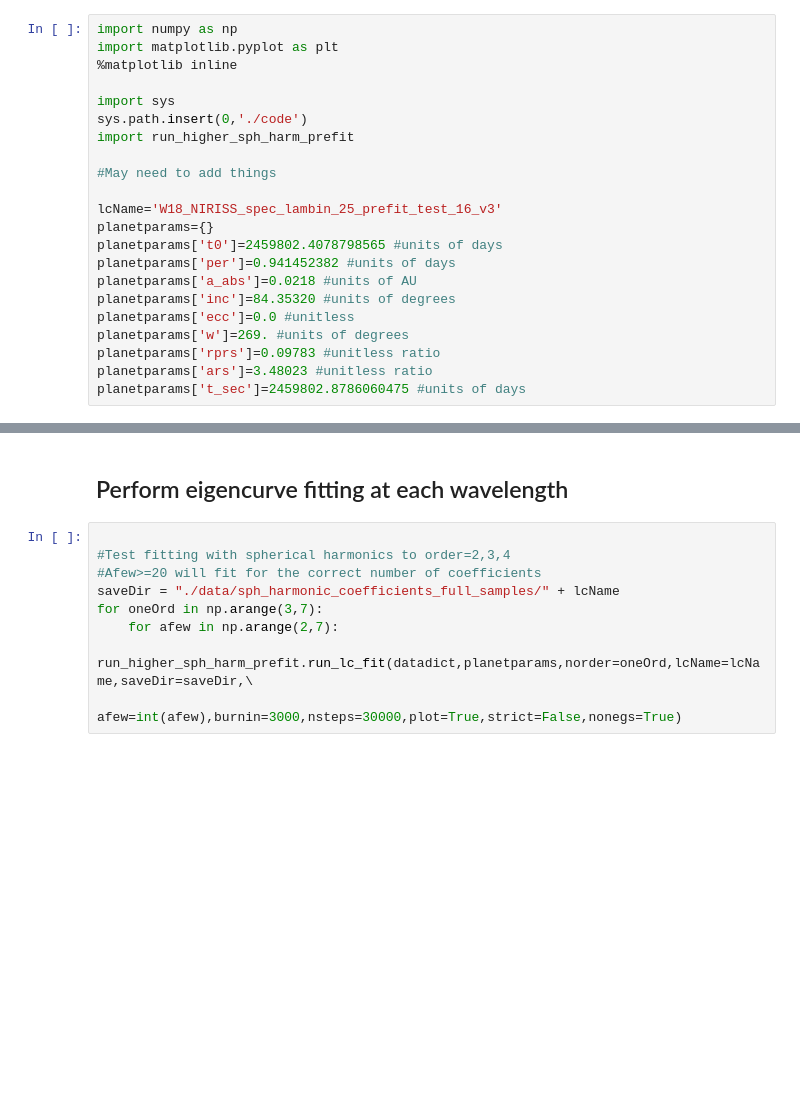
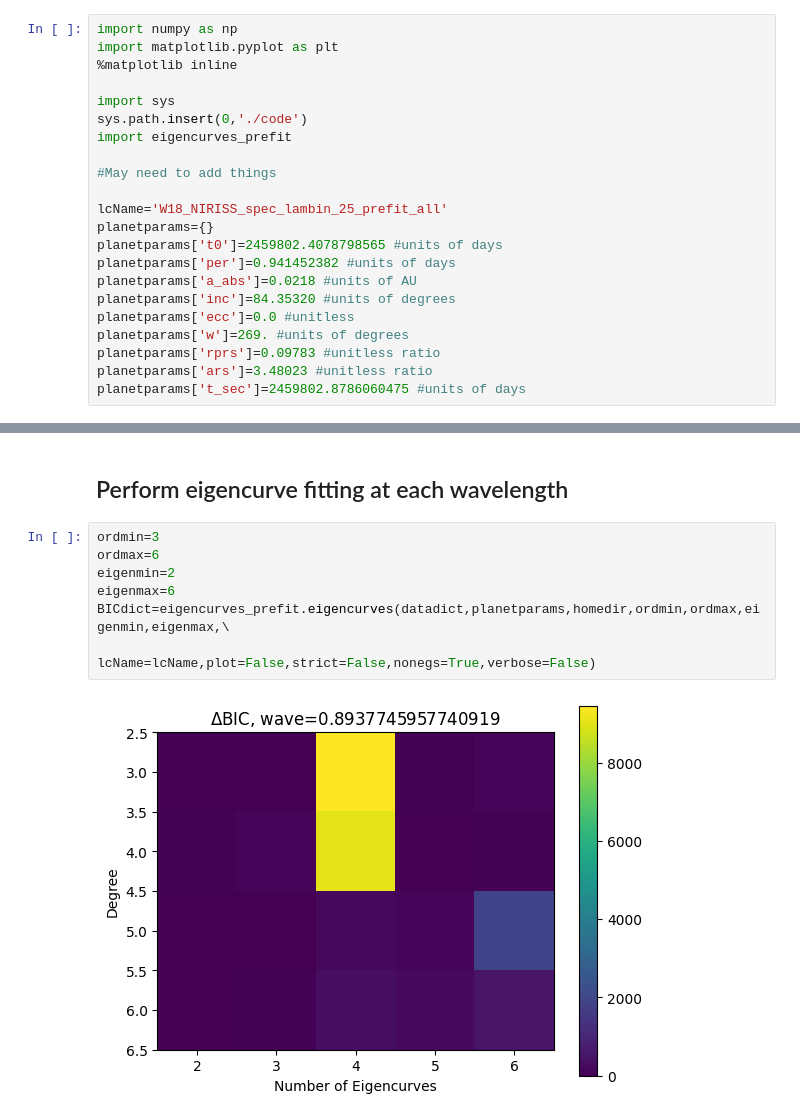
Before and after one commit to meganmansfield/eigenspectra, a Jupyter notebook: master_prefit.ipynb, the cells around one changed output, grey strips where cells are left out. Drawn from its saved outputs; the diff is of its cells as text; blank space fills up the shorter version.

Commit message:
fix prefit

```diff
--- a/master_prefit.ipynb
+++ b/master_prefit.ipynb
@@ -7,11 +7,11 @@ import matplotlib.pyplot as plt
 
 import sys
 sys.path.insert(0,'./code')
-import run_higher_sph_harm_prefit
+import eigencurves_prefit
 
 #May need to add things
 
-lcName='W18_NIRISS_spec_lambin_25_prefit_test_16_v3'
+lcName='W18_NIRISS_spec_lambin_25_prefit_all'
 planetparams={}
 planetparams['t0']=2459802.4078798565 #units of days
 planetparams['per']=0.941452382 #units of days
@@ -46,11 +54,11 @@ datadict={"time (days)":time, "wavelength (um)":waves, "flux (ppm)": fluxes, "fl
 # %% [markdown]
 ## Perform eigencurve fitting at each wavelength
 # %%
-
-#Test fitting with spherical harmonics to order=2,3,4
-#Afew>=20 will fit for the correct number of coefficients
-saveDir = "./data/sph_harmonic_coefficients_full_samples/" + lcName
-for oneOrd in np.arange(3,7):
-    for afew in np.arange(2,7):
-        run_higher_sph_harm_prefit.run_lc_fit(datadict,planetparams,norder=oneOrd,lcName=lcName,saveDir=saveDir,\
-                                              afew=int(afew),burnin=3000,nsteps=30000,plot=True,strict=False,nonegs=True)
+ordmin=3
+ordmax=6
+eigenmin=2
+eigenmax=6
+BICdict=eigencurves_prefit.eigencurves(datadict,planetparams,homedir,ordmin,ordmax,eigenmin,eigenmax,\
+                            lcName=lcName,plot=False,strict=False,nonegs=True,verbose=False)
+# %% [output]
+[figure, added]
```
Also changed, not shown: parts of 1 cell of this notebook, 4 other files.
